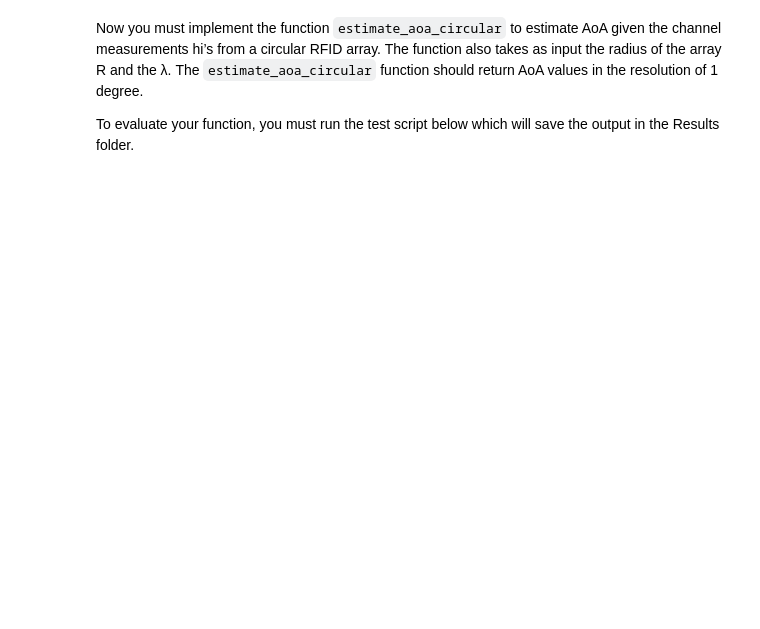
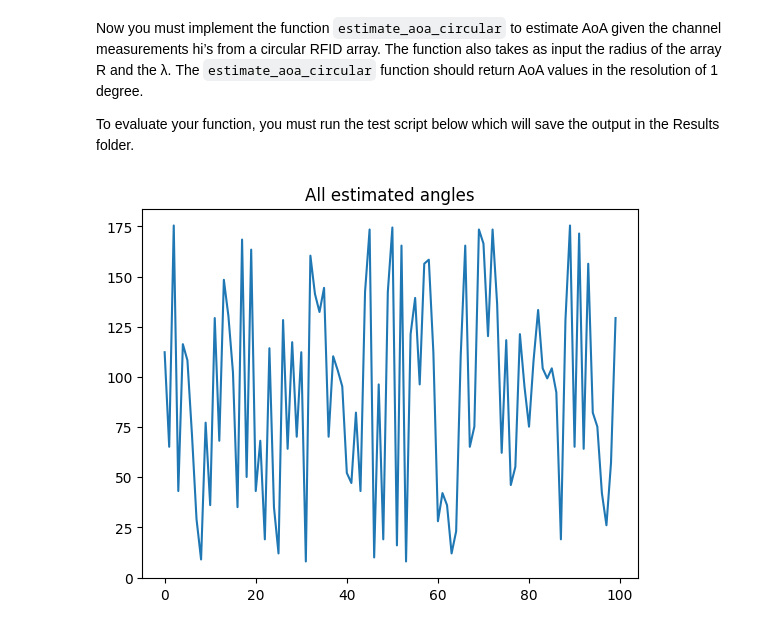
Before and after one commit to sjfenarg/LAB3_RFID, a Jupyter notebook: task_2.ipynb, the cells around one changed output. Cells and saved outputs as stored; diff of their text form; code cells hidden in the pictures; blank space fills up the shorter version.

```diff
--- a/task_2.ipynb
+++ b/task_2.ipynb
@@ -160,22 +164,66 @@ def estimate_aoa_circular(h, R, wavelength):
+# %%
+def estimate_aoa_circular(h, R, wavelength):
+
+    # Convertir h a radianes
+    h_rad = np.deg2rad(h)
+
+    # Número de receptores
+    N = len(h)
+
+    # Rango de theta de 0 a pi
+    theta_range = np.linspace(0, 2*np.pi, 360)
+
+    # Inicializar arreglo para almacenar las magnitudes
+    magnitudes = []
+
+    # Constante para el cálculo
+    phi_k = 2*np.pi / N * np.arange(N)
+
+
+    # Calcular la magnitud de la suma para cada theta
+    for theta in theta_range:
+        exponentials = np.exp(1j * h_rad + 4 * np.pi / wavelength * 1j * R * np.cos(phi_k - theta))
+        summation = np.sum(exponentials)
+        magnitudes.append(np.abs(summation))
+
+
+    # Encontrar el theta que maximiza la magnitud
+    max_index = np.argmax(magnitudes)
+    AoA_rad = theta_range[max_index]
+
+    # Convertir el ángulo de radianes a grados
+    AoA_deg = np.rad2deg(AoA_rad)
+
+    return AoA_deg
 # %%
 import numpy as np
 import scipy.io as sio
 
 # Load data from .mat file
 data = sio.loadmat('Test/Test_AoA_Estimation_circular.mat')
 
 # Assuming 'channels', 'R', and 'lambda' are keys in the loaded data
 channels = data['channels']
 R = data['R'][0][0]
 lambda_ = data['lambda'][0][0]
 
 # Initialize angles array
 angles = np.zeros(100)
+number_of_antennas = np.arange(len(channels[0, :]))
 
 # Calculate angles using estimate_aoa_circular function
 for k in range(100):
     h_curr = channels[k, :]
     angles[k] = estimate_aoa_circular(h_curr, R, lambda_)
 
+
+
+plt.figure()
+plt.plot(angles)
+plt.title('All estimated angles')
+plt.show()
+
 # Save angles array to a .mat file
 sio.savemat('Results/AoA_estimation_circular.mat', {'angles': angles})
+# %% [output]
+[figure, added]
```
Also changed, not shown: parts of 4 cells of this notebook.
